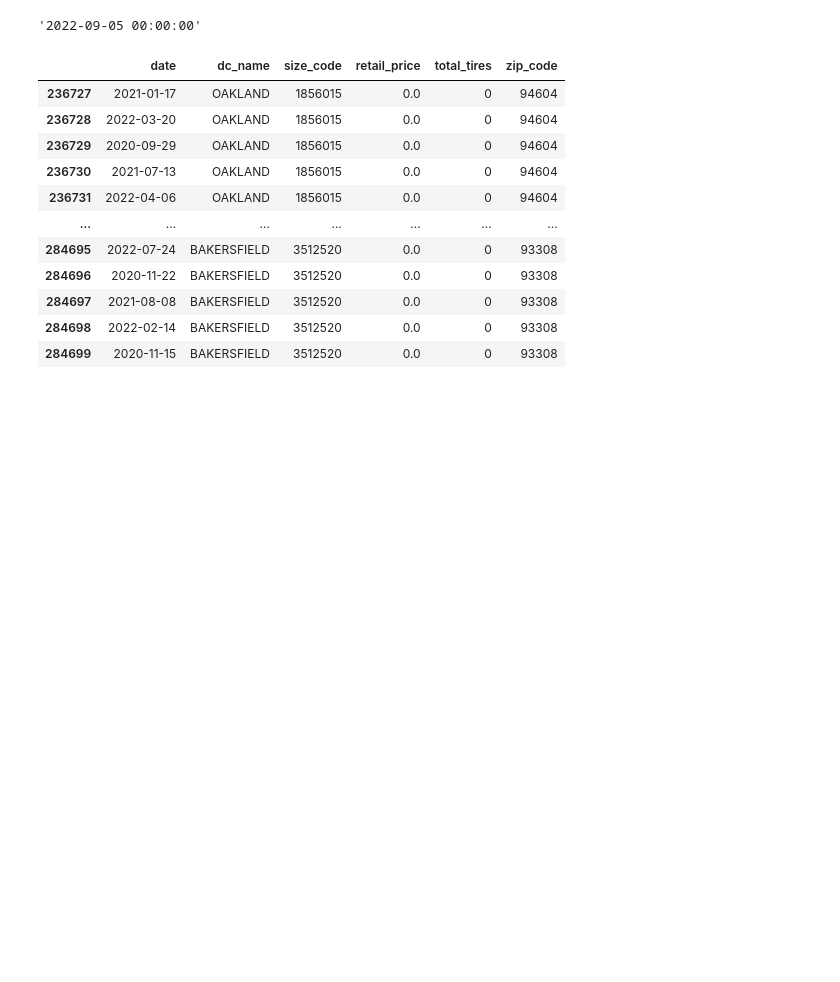
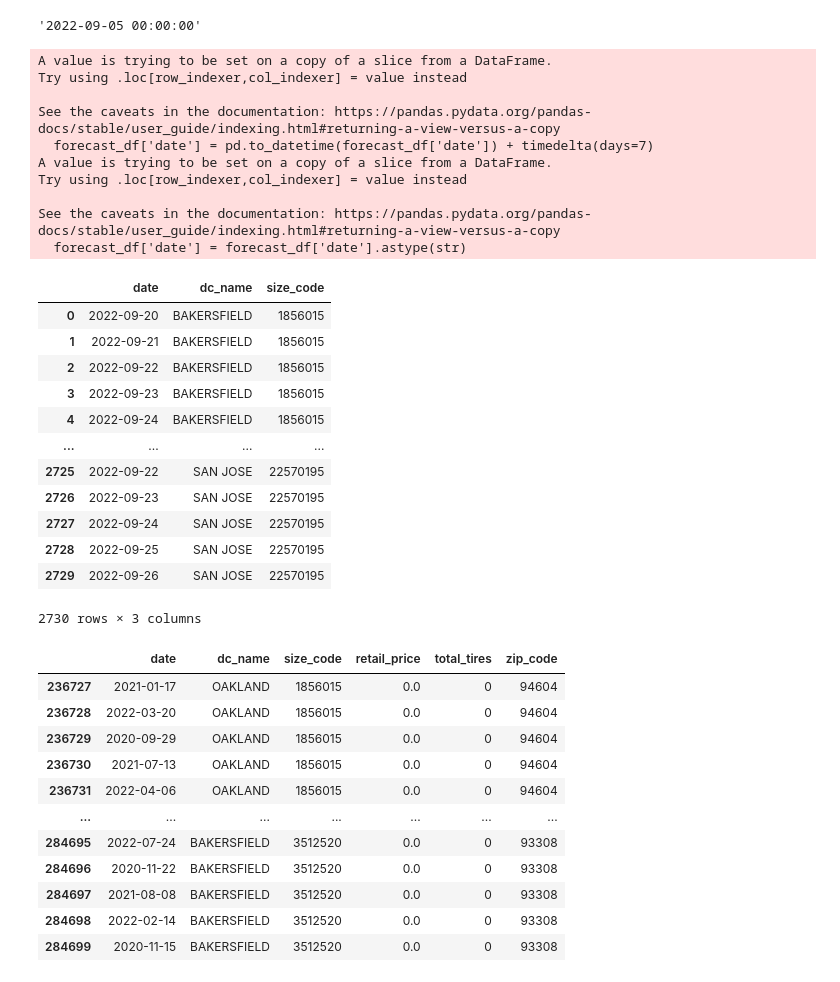
Before and after one commit to griffincorriher/hackathon, a Jupyter notebook: DATA_EDA_v1.0.ipynb, the cells around one changed output. Saved outputs shown, nothing was run; the diff lists cells and outputs as text; code cells hidden in the pictures; blank space fills up the shorter version.

```diff
--- a/DATA_EDA_v1.0.ipynb
+++ b/DATA_EDA_v1.0.ipynb
@@ -43,6 +44,36 @@ test_date = parse(train_data.date.max()) + relativedelta(days=-14)
 str(test_date)
 # %% [output]
 '2022-09-05 00:00:00'
+# %%
+forecast_df = train_data[train_data['date']>str(parse(train_data.date.max()) + relativedelta(days=-7))]
+forecast_df['date'] = pd.to_datetime(forecast_df['date']) + timedelta(days=7)
+forecast_df['date'] = forecast_df['date'].astype(str)
+forecast_df = forecast_df[['date','dc_name','size_code']].sort_values(by=['dc_name','size_code','date']).reset_index().drop(columns='index')
+forecast_df
+# %% [output]
+A value is trying to be set on a copy of a slice from a DataFrame.
+Try using .loc[row_indexer,col_indexer] = value instead
+
+See the caveats in the documentation: https://pandas.pydata.org/pandas-docs/stable/user_guide/indexing.html#returning-a-view-versus-a-copy
+  forecast_df['date'] = pd.to_datetime(forecast_df['date']) + timedelta(days=7)
+A value is trying to be set on a copy of a slice from a DataFrame.
+Try using .loc[row_indexer,col_indexer] = value instead
+
+See the caveats in the documentation: https://pandas.pydata.org/pandas-docs/stable/user_guide/indexing.html#returning-a-view-versus-a-copy
+  forecast_df['date'] = forecast_df['date'].astype(str)
+|  | date | dc_name | size_code |
+| 0 | 2022-09-20 | BAKERSFIELD | 1856015 |
+| 1 | 2022-09-21 | BAKERSFIELD | 1856015 |
+| 2 | 2022-09-22 | BAKERSFIELD | 1856015 |
+| 3 | 2022-09-23 | BAKERSFIELD | 1856015 |
+| 4 | 2022-09-24 | BAKERSFIELD | 1856015 |
+| ... | ... | ... | ... |
+| 2725 | 2022-09-22 | SAN JOSE | 22570195 |
+| 2726 | 2022-09-23 | SAN JOSE | 22570195 |
+| 2727 | 2022-09-24 | SAN JOSE | 22570195 |
+| 2728 | 2022-09-25 | SAN JOSE | 22570195 |
+| 2729 | 2022-09-26 | SAN JOSE | 22570195 |
+2730 rows × 3 columns
 # %%
 profile = pr(train_data, title="ATD Data Analysis", explorative=True)
 profile.to_file("atd_report.html")
```
Also changed, not shown: parts of 5 cells of this notebook.
